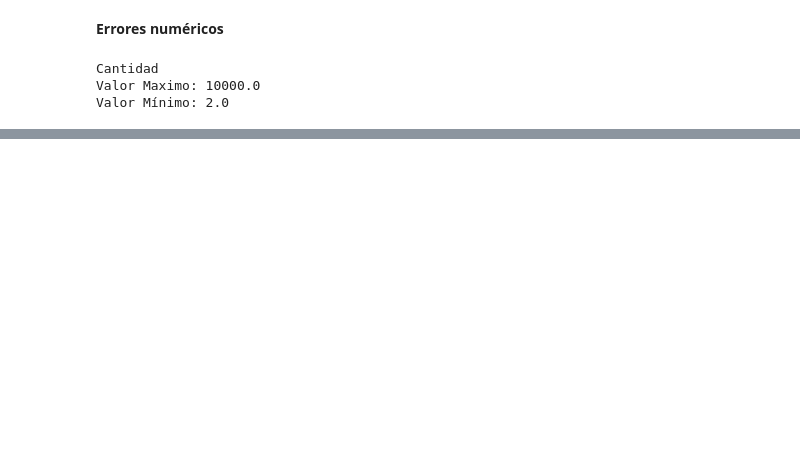
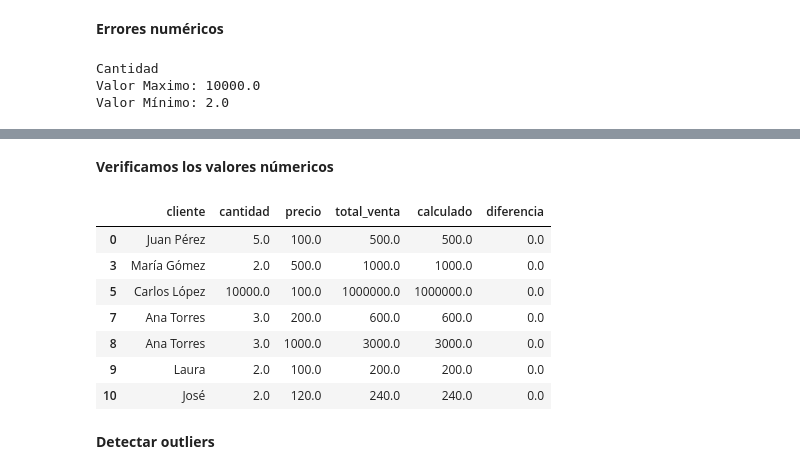
Before and after one commit to SaitoM17/ejerciciosAnalisisDatos, a Jupyter notebook: scripts/Numpy/practica.ipynb, the cells around one changed output, grey strips where cells are left out. Saved outputs shown, nothing was run; the diff lists cells and outputs as text; code cells hidden in the pictures; blank space fills up the shorter version.

```diff
--- a/scripts/Numpy/practica.ipynb
+++ b/scripts/Numpy/practica.ipynb
@@ -223,0 +320,17 @@ Valor Mínimo: 2.0
+# %% [markdown]
+**Verificamos los valores númericos**
+# %%
+df['calculado'] = df['cantidad'] * df['precio']
+df['diferencia'] = df['calculado'] - df['total_venta']
+df
+# %% [output]
+|  | cliente | cantidad | precio | total_venta | calculado | diferencia |
+| 0 | Juan Pérez | 5.0 | 100.0 | 500.0 | 500.0 | 0.0 |
+| 3 | María Gómez | 2.0 | 500.0 | 1000.0 | 1000.0 | 0.0 |
+| 5 | Carlos López | 10000.0 | 100.0 | 1000000.0 | 1000000.0 | 0.0 |
+| 7 | Ana Torres | 3.0 | 200.0 | 600.0 | 600.0 | 0.0 |
+| 8 | Ana Torres | 3.0 | 1000.0 | 3000.0 | 3000.0 | 0.0 |
+| 9 | Laura | 2.0 | 100.0 | 200.0 | 200.0 | 0.0 |
+| 10 | José | 2.0 | 120.0 | 240.0 | 240.0 | 0.0 |
+# %% [markdown]
+**Detectar outliers**
```
Also changed, not shown: parts of 58 cells of this notebook.
